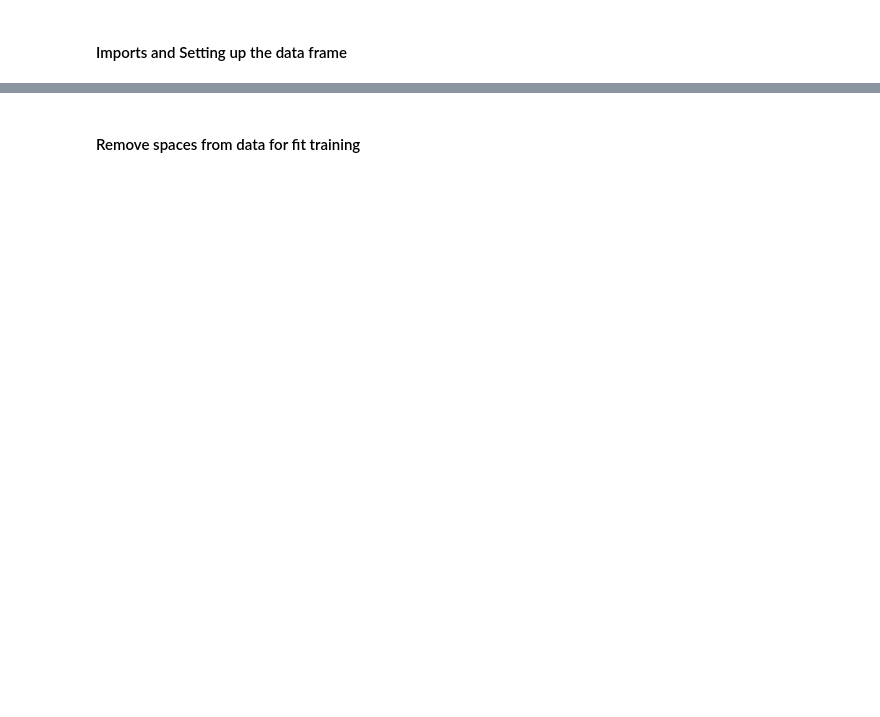
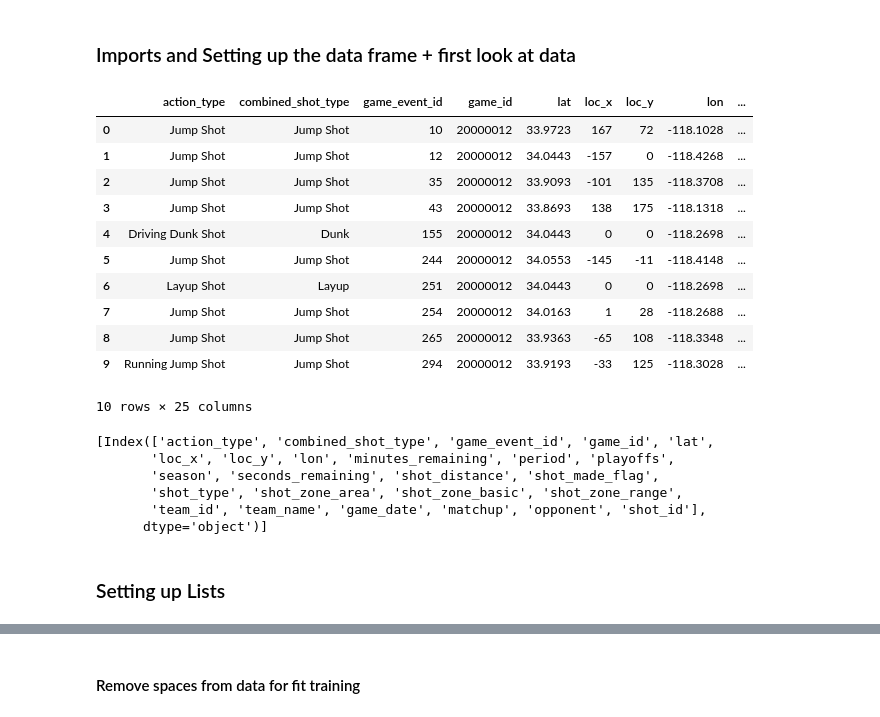
Before and after one commit to johntahod/KobeBryant_ShotSelection, a Jupyter notebook: KobeBryant_DataSci.ipynb, the cells around one changed output, grey strips where cells are left out. Drawn from its saved outputs; the diff is of its cells as text; code cells hidden in the pictures; blank space fills up the shorter version.

```diff
--- a/KobeBryant_DataSci.ipynb
+++ b/KobeBryant_DataSci.ipynb
@@ -8,2 +16,2 @@
 # %% [markdown]
-#### Imports and Setting up the data frame
+### Imports and Setting up the data frame + first look at data
@@ -28,0 +18,30 @@ feature_cols = [feature for feature in kobe_data.columns if feature not in remov
+# %%
+import numpy as np
+import pandas as pd
+
+kobe_data = pd.read_csv('data.csv')
+display(kobe_data.head(10))
+
+full_features = [kobe_data.columns]
+print(full_features)
+# %% [output]
+|  | action_type | combined_shot_type | game_event_id | game_id | lat | loc_x | loc_y | lon | ... |
+| 0 | Jump Shot | Jump Shot | 10 | 20000012 | 33.9723 | 167 | 72 | -118.1028 | ... |
+| 1 | Jump Shot | Jump Shot | 12 | 20000012 | 34.0443 | -157 | 0 | -118.4268 | ... |
+| 2 | Jump Shot | Jump Shot | 35 | 20000012 | 33.9093 | -101 | 135 | -118.3708 | ... |
+| 3 | Jump Shot | Jump Shot | 43 | 20000012 | 33.8693 | 138 | 175 | -118.1318 | ... |
+| 4 | Driving Dunk Shot | Dunk | 155 | 20000012 | 34.0443 | 0 | 0 | -118.2698 | ... |
+| 5 | Jump Shot | Jump Shot | 244 | 20000012 | 34.0553 | -145 | -11 | -118.4148 | ... |
+| 6 | Layup Shot | Layup | 251 | 20000012 | 34.0443 | 0 | 0 | -118.2698 | ... |
+| 7 | Jump Shot | Jump Shot | 254 | 20000012 | 34.0163 | 1 | 28 | -118.2688 | ... |
+| 8 | Jump Shot | Jump Shot | 265 | 20000012 | 33.9363 | -65 | 108 | -118.3348 | ... |
+| 9 | Running Jump Shot | Jump Shot | 294 | 20000012 | 33.9193 | -33 | 125 | -118.3028 | ... |
+10 rows × 25 columns
+[Index(['action_type', 'combined_shot_type', 'game_event_id', 'game_id', 'lat',
+       'loc_x', 'loc_y', 'lon', 'minutes_remaining', 'period', 'playoffs',
+       'season', 'seconds_remaining', 'shot_distance', 'shot_made_flag',
+       'shot_type', 'shot_zone_area', 'shot_zone_basic', 'shot_zone_range',
+       'team_id', 'team_name', 'game_date', 'matchup', 'opponent', 'shot_id'],
+      dtype='object')]
+# %% [markdown]
+### Setting up Lists
```
Also changed, not shown: parts of 22 cells of this notebook.
